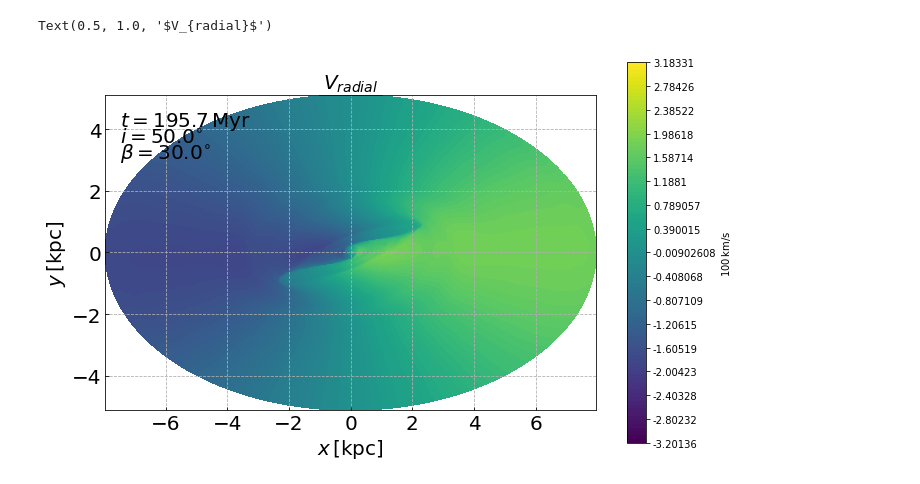
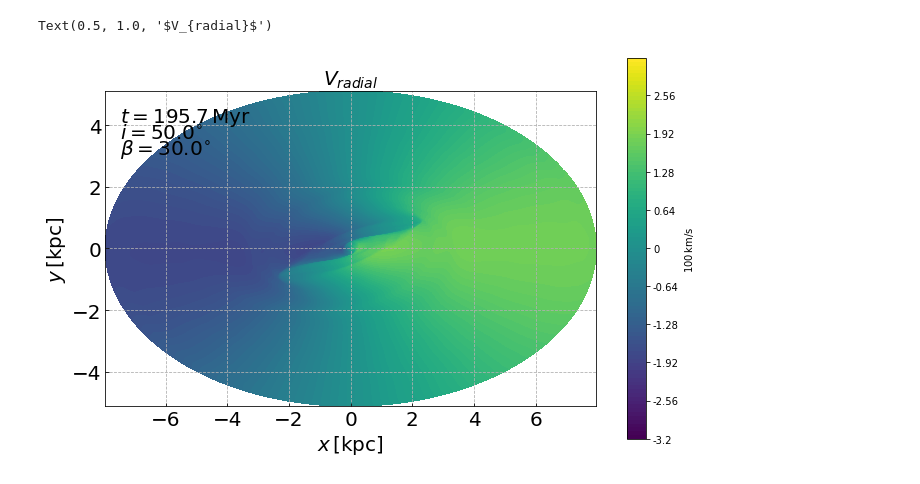
Before and after one commit to olgaborodina/pattern_speed, a Jupyter notebook: TW_method.ipynb, the cells around one changed output. Cells and saved outputs as stored; diff of their text form; code cells hidden in the pictures.

```diff
--- a/TW_method.ipynb
+++ b/TW_method.ipynb
@@ -22,26 +22,26 @@ X, Y, VR = f.incline_galaxy(i, X, Y, VX, VY)
 # %%
 fig, ax = plt.subplots(figsize=(11, 7), sharex=True, sharey=True)
 levels = np.linspace(VX.min(), VX.max(), 101)
-cbarticks = np.linspace(VX.min(), VX.max(), 17)
+cbarticks = np.linspace(VX.min().round(1), VX.max().round(1), 11)
 norm = mc.BoundaryNorm(levels, 256)
 im1 = ax.contourf(X, Y, VR, norm=norm, levels=levels, cmap='viridis')
 ax.annotate(r'$t=%.1f\, \rm Myr$' % (t * to_Myr),
             xy=(0.03, 0.90), xycoords='axes fraction', fontsize=20, color='k')
 ax.annotate(r'$i=%.1f ^{\circ}$' % (np.rad2deg(i)),
             xy=(0.03, 0.85), xycoords='axes fraction', fontsize=20, color='k')
 ax.annotate(r'$\beta=%.1f ^{\circ}$' % (np.rad2deg(beta)),
             xy=(0.03, 0.80), xycoords='axes fraction', fontsize=20, color='k')
 
 plt.colorbar(im1,ticks=cbarticks, format='%g', label=r'$\rm 100\, km/s$')
 
 ax.grid(ls='dashed')
 ax.tick_params(labelsize=20, direction='in')
 ax.set_xlabel(r'$x\, \rm [kpc]$', fontsize=20)
 ax.set_ylabel(r'$y\, \rm [kpc]$', fontsize=20)
 ax.set_xlim(X.min(), X.max())
 ax.set_ylim(Y.min(), Y.max())
 ax.set_aspect('1')
 ax.set_title(r'$V_{radial}$', fontsize=20)
 # %% [output]
 Text(0.5, 1.0, '$V_{radial}$')
-[figure, old version]
+[figure, new version]
```
Also changed, not shown: parts of 15 cells of this notebook, 1 other file.
